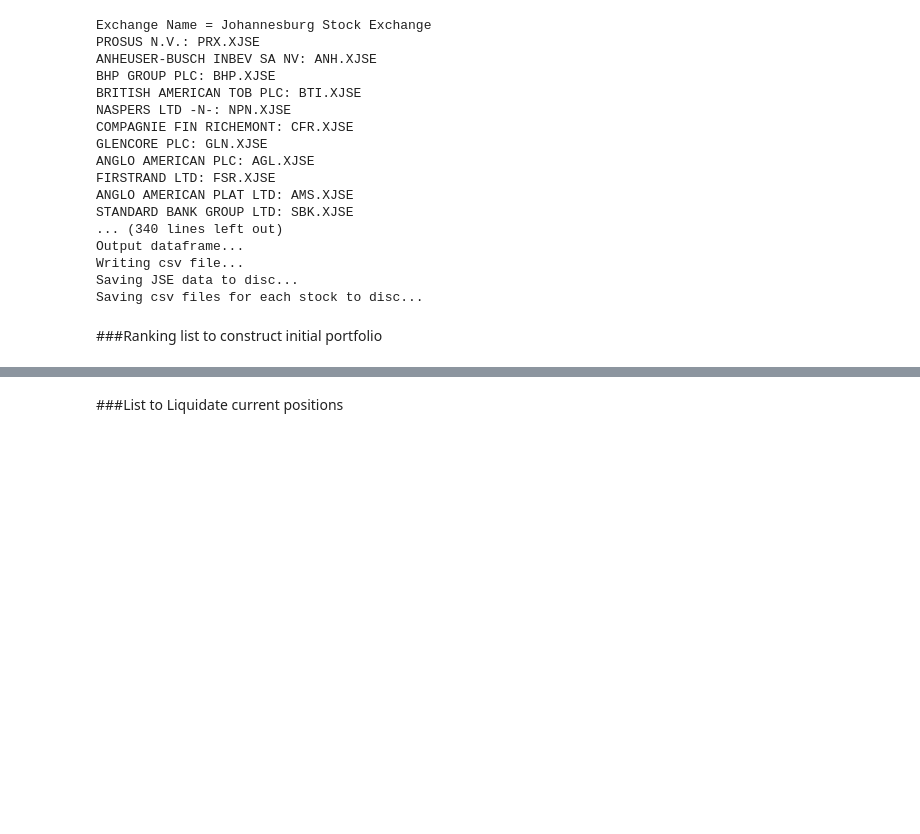
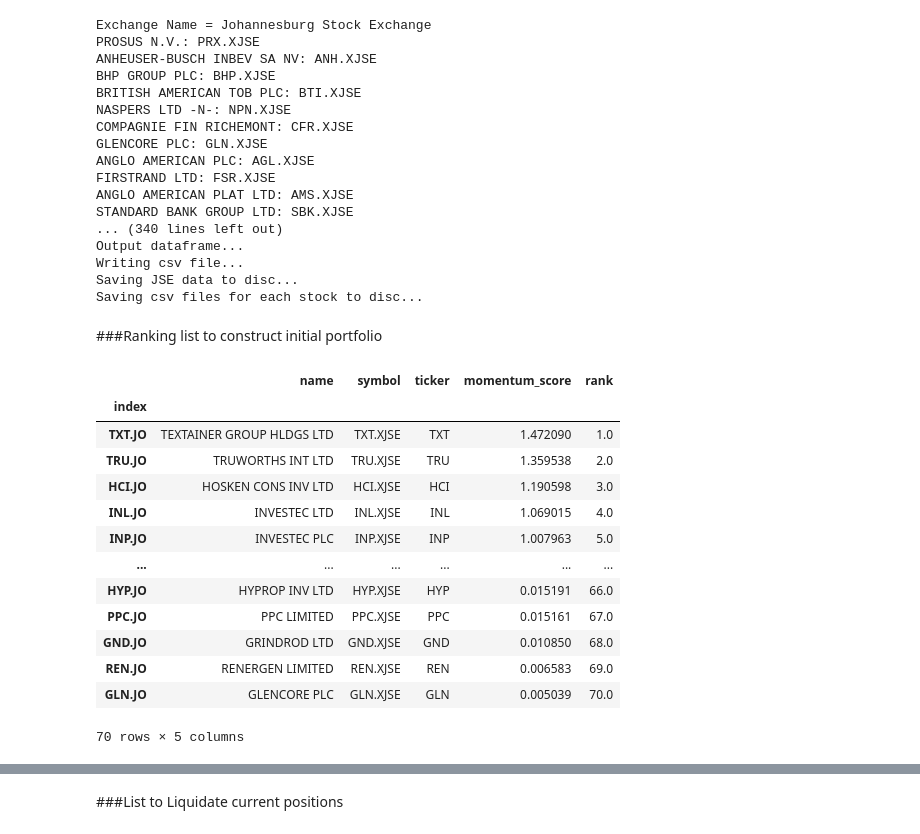
Before and after one commit to helmieresearch/helmieresearch, a Jupyter notebook: Momentum_Ranking_Model.ipynb, the cells around one changed output, grey strips where cells are left out. Saved outputs shown, nothing was run; the diff lists cells and outputs as text; code cells hidden in the pictures; blank space fills up the shorter version.

```diff
--- a/Momentum_Ranking_Model.ipynb
+++ b/Momentum_Ranking_Model.ipynb
@@ -380,3 +380,26 @@ final_table =stocks.drop(columns=[col for col in stocks if col not in final_tabl
 
 for column in final_table.columns:
     final_table[column].to_csv('/content/momentum_tickers/' + column + '.csv')
+# %%
+
+buynamesnew3 = rt [( rt ['rank'] >= 71)].index
+
+# drop these given row indexes from dataFrame
+rt.drop( buynamesnew3, inplace = True)
+
+rt
+# %% [output]
+|  | name | symbol | ticker | momentum_score | rank |
+| index |  |  |  |  |  |
+| TXT.JO | TEXTAINER GROUP HLDGS LTD | TXT.XJSE | TXT | 1.472090 | 1.0 |
+| TRU.JO | TRUWORTHS INT LTD | TRU.XJSE | TRU | 1.359538 | 2.0 |
+| HCI.JO | HOSKEN CONS INV LTD | HCI.XJSE | HCI | 1.190598 | 3.0 |
+| INL.JO | INVESTEC LTD | INL.XJSE | INL | 1.069015 | 4.0 |
+| INP.JO | INVESTEC PLC | INP.XJSE | INP | 1.007963 | 5.0 |
+| ... | ... | ... | ... | ... | ... |
+| HYP.JO | HYPROP INV LTD | HYP.XJSE | HYP | 0.015191 | 66.0 |
+| PPC.JO | PPC LIMITED | PPC.XJSE | PPC | 0.015161 | 67.0 |
+| GND.JO | GRINDROD LTD | GND.XJSE | GND | 0.010850 | 68.0 |
+| REN.JO | RENERGEN LIMITED | REN.XJSE | REN | 0.006583 | 69.0 |
+| GLN.JO | GLENCORE PLC | GLN.XJSE | GLN | 0.005039 | 70.0 |
+70 rows × 5 columns
```
Also changed, not shown: parts of 3 cells of this notebook.
